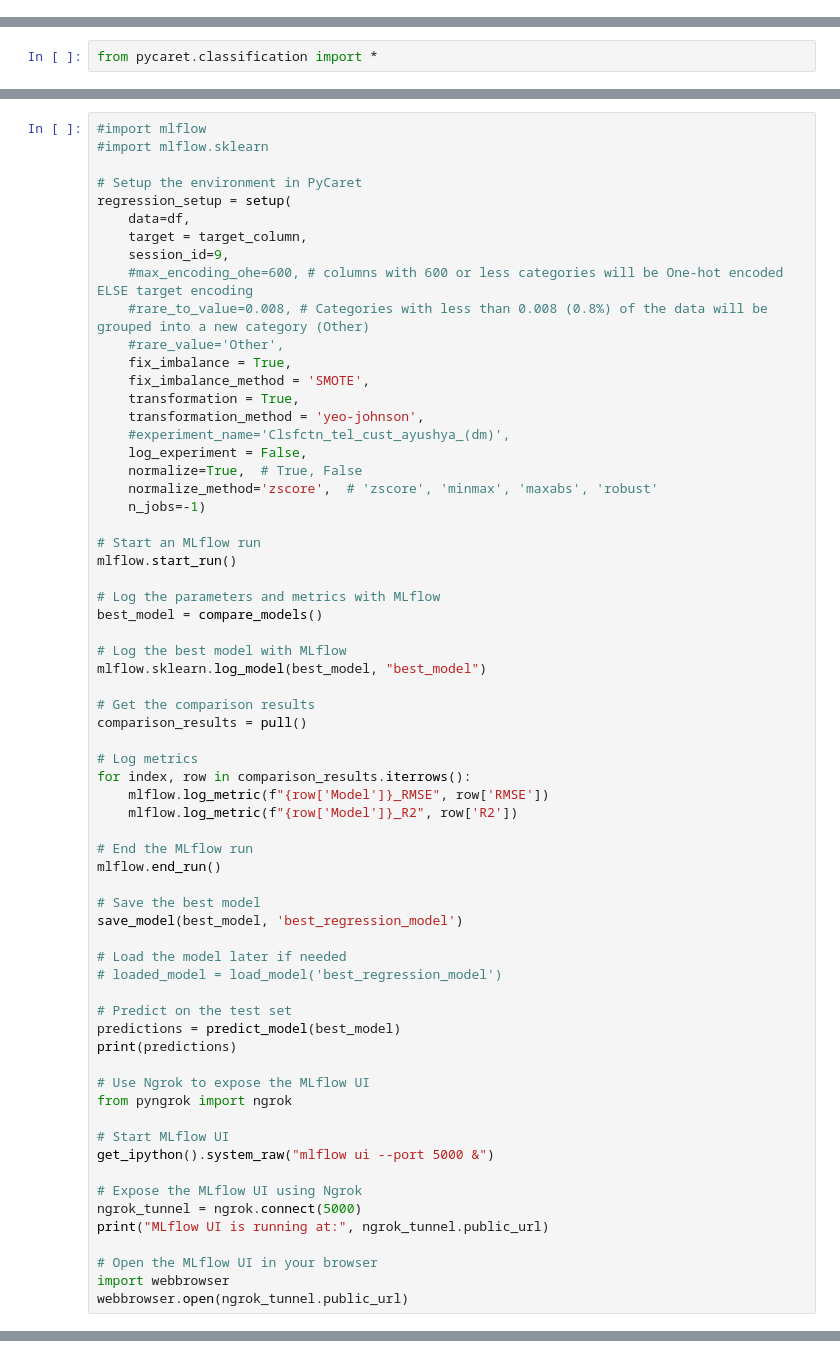
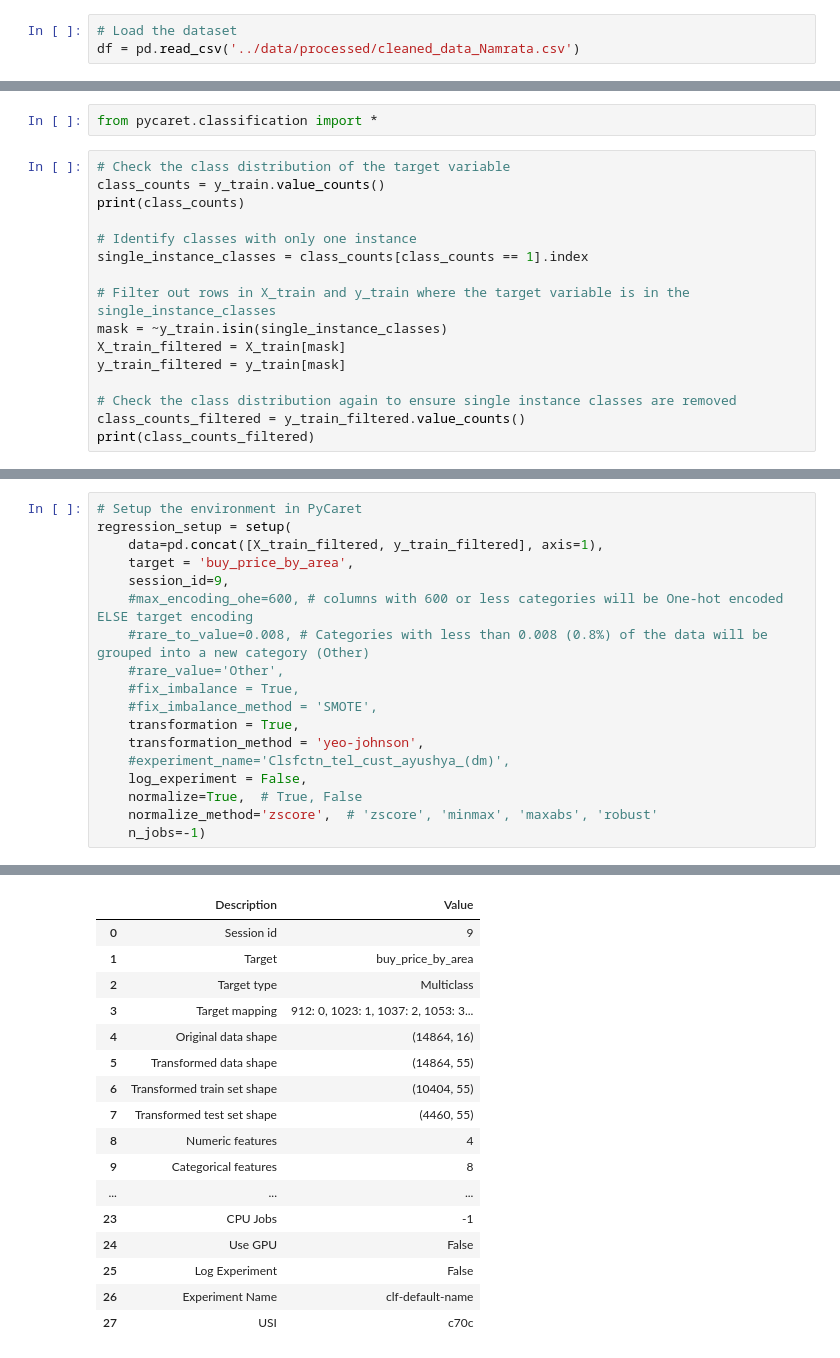
Before and after one commit to namratamayekar/Housing_Price_Prediction_Madrid, a Jupyter notebook: notebooks/Modelling.ipynb, the cells around one changed output, grey strips where cells are left out. Cells and saved outputs as stored; diff of their text form.

```diff
--- a/notebooks/Modelling.ipynb
+++ b/notebooks/Modelling.ipynb
@@ -22,3 +18,6 @@ target_column = 'buy_price'
+# %%
+# Load the dataset
+df = pd.read_csv('../data/processed/cleaned_data_Namrata.csv')
 # %%
 import warnings
 warnings.filterwarnings("ignore")
@@ -153,2 +112,18 @@ Note: you may need to restart the kernel to use updated packages.
 # %%
 from pycaret.classification import *
+# %%
+# Check the class distribution of the target variable
+class_counts = y_train.value_counts()
+print(class_counts)
+
+# Identify classes with only one instance
+single_instance_classes = class_counts[class_counts == 1].index
+
+# Filter out rows in X_train and y_train where the target variable is in the single_instance_classes
+mask = ~y_train.isin(single_instance_classes)
+X_train_filtered = X_train[mask]
+y_train_filtered = y_train[mask]
+
+# Check the class distribution again to ensure single instance classes are removed
+class_counts_filtered = y_train_filtered.value_counts()
+print(class_counts_filtered)
@@ -155,17 +148,14 @@ from pycaret.classification import *
 # %%
-#import mlflow
-#import mlflow.sklearn
-
 # Setup the environment in PyCaret
 regression_setup = setup(
-    data=df,
-    target = target_column,
+    data=pd.concat([X_train_filtered, y_train_filtered], axis=1),
+    target = 'buy_price_by_area',
     session_id=9,
     #max_encoding_ohe=600, # columns with 600 or less categories will be One-hot encoded ELSE target encoding
     #rare_to_value=0.008, # Categories with less than 0.008 (0.8%) of the data will be grouped into a new category (Other)
     #rare_value='Other',
-    fix_imbalance = True,
-    fix_imbalance_method = 'SMOTE',
+    #fix_imbalance = True,
+    #fix_imbalance_method = 'SMOTE',
     transformation = True,
     transformation_method = 'yeo-johnson',
     #experiment_name='Clsfctn_tel_cust_ayushya_(dm)',
@@ -173,48 +163,4 @@ regression_setup = setup(
     normalize=True,  # True, False
     normalize_method='zscore',  # 'zscore', 'minmax', 'maxabs', 'robust'
     n_jobs=-1)
-
-# Start an MLflow run
-mlflow.start_run()
-
-# Log the parameters and metrics with MLflow
-best_model = compare_models()
-
-# Log the best model with MLflow
-mlflow.sklearn.log_model(best_model, "best_model")
-
-# Get the comparison results
-comparison_results = pull()
-
-# Log metrics
-for index, row in comparison_results.iterrows():
-    mlflow.log_metric(f"{row['Model']}_RMSE", row['RMSE'])
-    mlflow.log_metric(f"{row['Model']}_R2", row['R2'])
-
-# End the MLflow run
-mlflow.end_run()
-
-# Save the best model
-save_model(best_model, 'best_regression_model')
-
-# Load the model later if needed
-# loaded_model = load_model('best_regression_model')
-
-# Predict on the test set
-predictions = predict_model(best_model)
-print(predictions)
-
-# Use Ngrok to expose the MLflow UI
-from pyngrok import ngrok
-
-# Start MLflow UI
-get_ipython().system_raw("mlflow ui --port 5000 &")
-
-# Expose the MLflow UI using Ngrok
-ngrok_tunnel = ngrok.connect(5000)
-print("MLflow UI is running at:", ngrok_tunnel.public_url)
-
-# Open the MLflow UI in your browser
-import webbrowser
-webbrowser.open(ngrok_tunnel.public_url)
 # %% [output]
@@ -221,0 +167,17 @@ ValueError: The least populated class in y has only 1 member, which is too few.
+|  | Description | Value |
+| 0 | Session id | 9 |
+| 1 | Target | buy_price_by_area |
+| 2 | Target type | Multiclass |
+| 3 | Target mapping | 912: 0, 1023: 1, 1037: 2, 1053: 3... |
+| 4 | Original data shape | (14864, 16) |
+| 5 | Transformed data shape | (14864, 55) |
+| 6 | Transformed train set shape | (10404, 55) |
+| 7 | Transformed test set shape | (4460, 55) |
+| 8 | Numeric features | 4 |
+| 9 | Categorical features | 8 |
+| ... | ... | ... |
+| 23 | CPU Jobs | -1 |
+| 24 | Use GPU | False |
+| 25 | Log Experiment | False |
+| 26 | Experiment Name | clf-default-name |
+| 27 | USI | c70c |
```
Also changed, not shown: parts of 15 cells of this notebook, 2 other files.
